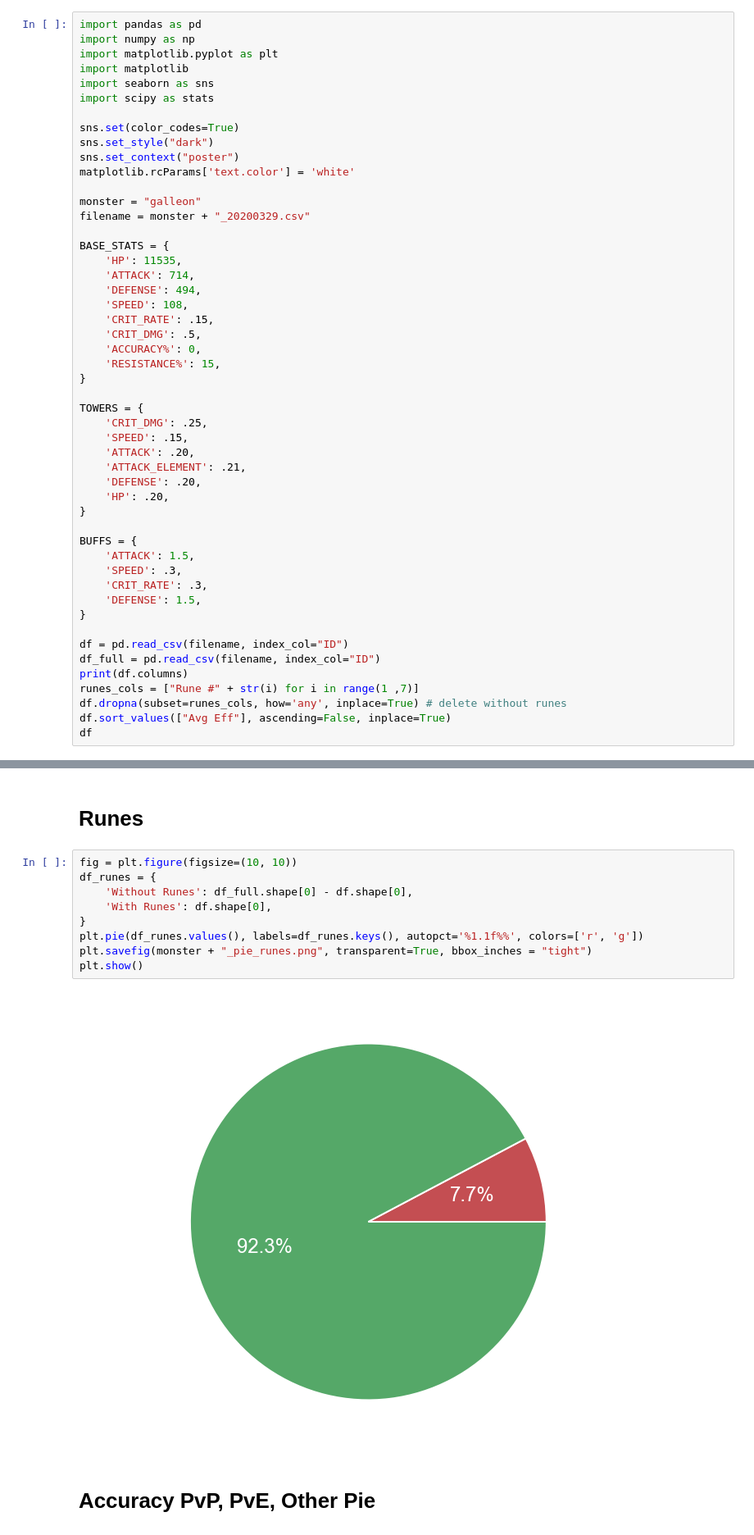
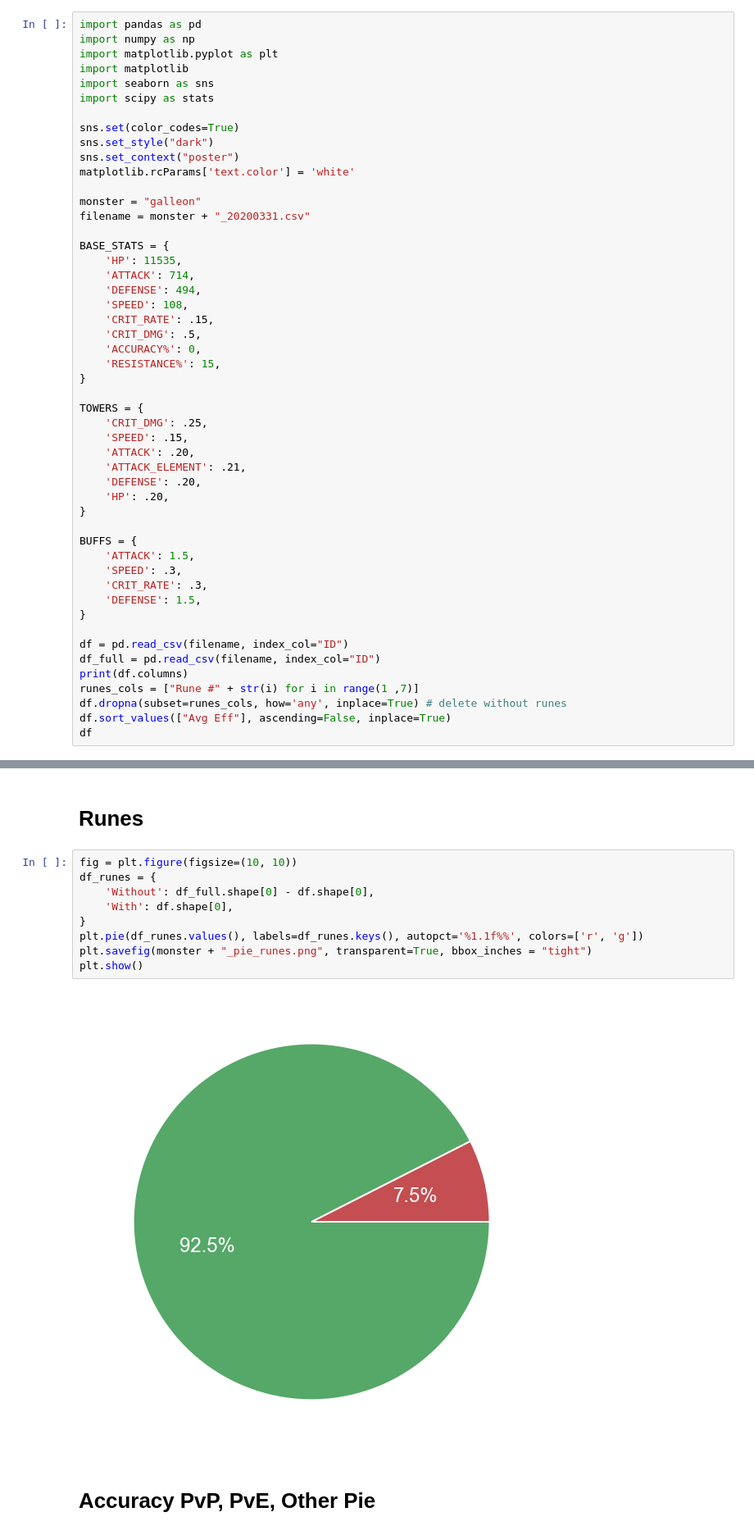
Before and after one commit to QuatZo/swstats, a Jupyter notebook: report files/galleon.ipynb, the cells around one changed output, grey strips where cells are left out. Shown at 82% size. Cells and saved outputs as stored; diff of their text form.

```diff
--- a/report files/galleon.ipynb
+++ b/report files/galleon.ipynb
@@ -14,7 +14,7 @@ sns.set_context("poster")
 matplotlib.rcParams['text.color'] = 'white'
 
 monster = "galleon"
-filename = monster + "_20200329.csv"
+filename = monster + "_20200331.csv"
 
 BASE_STATS = {
     'HP': 11535,
@@ -108,14 +108,14 @@ plt.show()
 # %%
 fig = plt.figure(figsize=(10, 10))
 df_runes = {
-    'Without Runes': df_full.shape[0] - df.shape[0],
-    'With Runes': df.shape[0],
+    'Without': df_full.shape[0] - df.shape[0],
+    'With': df.shape[0],
 }
 plt.pie(df_runes.values(), labels=df_runes.keys(), autopct='%1.1f%%', colors=['r', 'g'])
 plt.savefig(monster + "_pie_runes.png", transparent=True, bbox_inches = "tight")
 plt.show()
 # %% [output]
-[figure, old version]
+[figure, new version]
 # %% [markdown]
 # Accuracy PvP, PvE, Other Pie
 # %%
```
Also changed, not shown: parts of 22 cells of this notebook, 18 other files.
